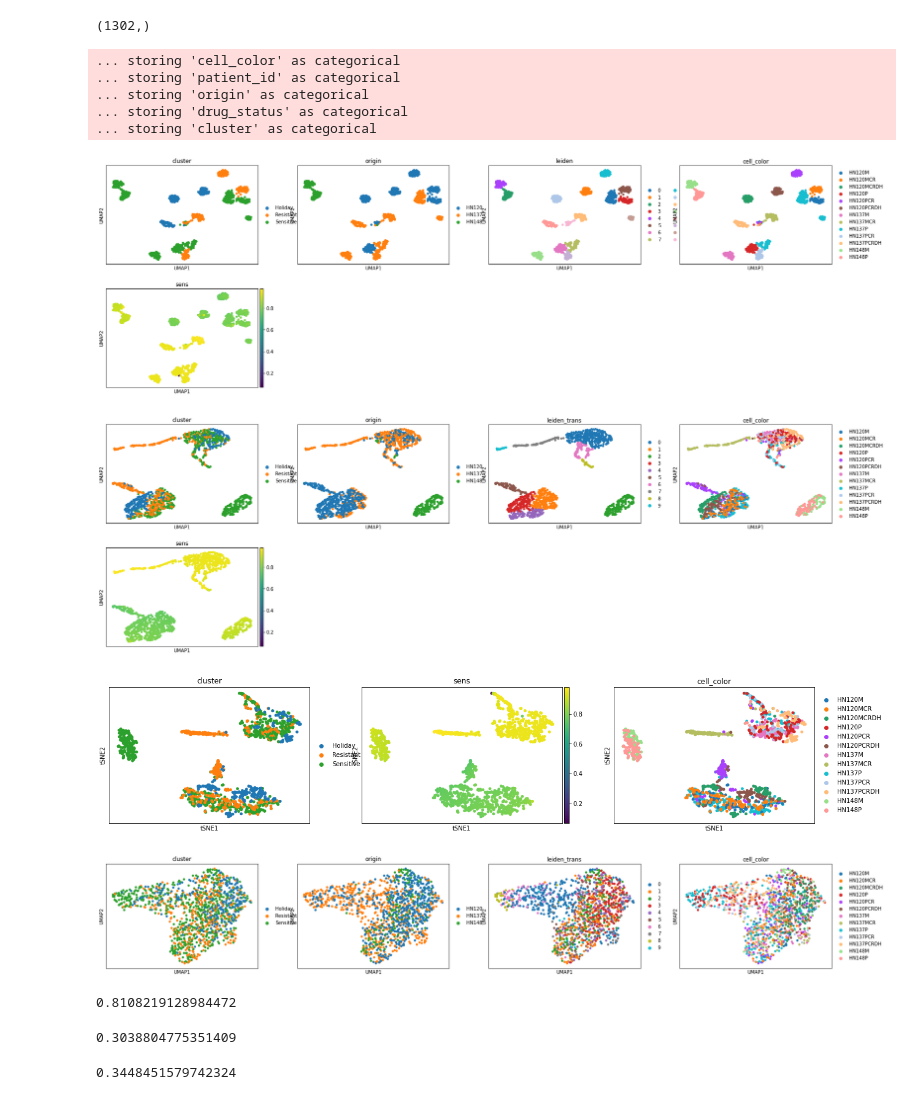
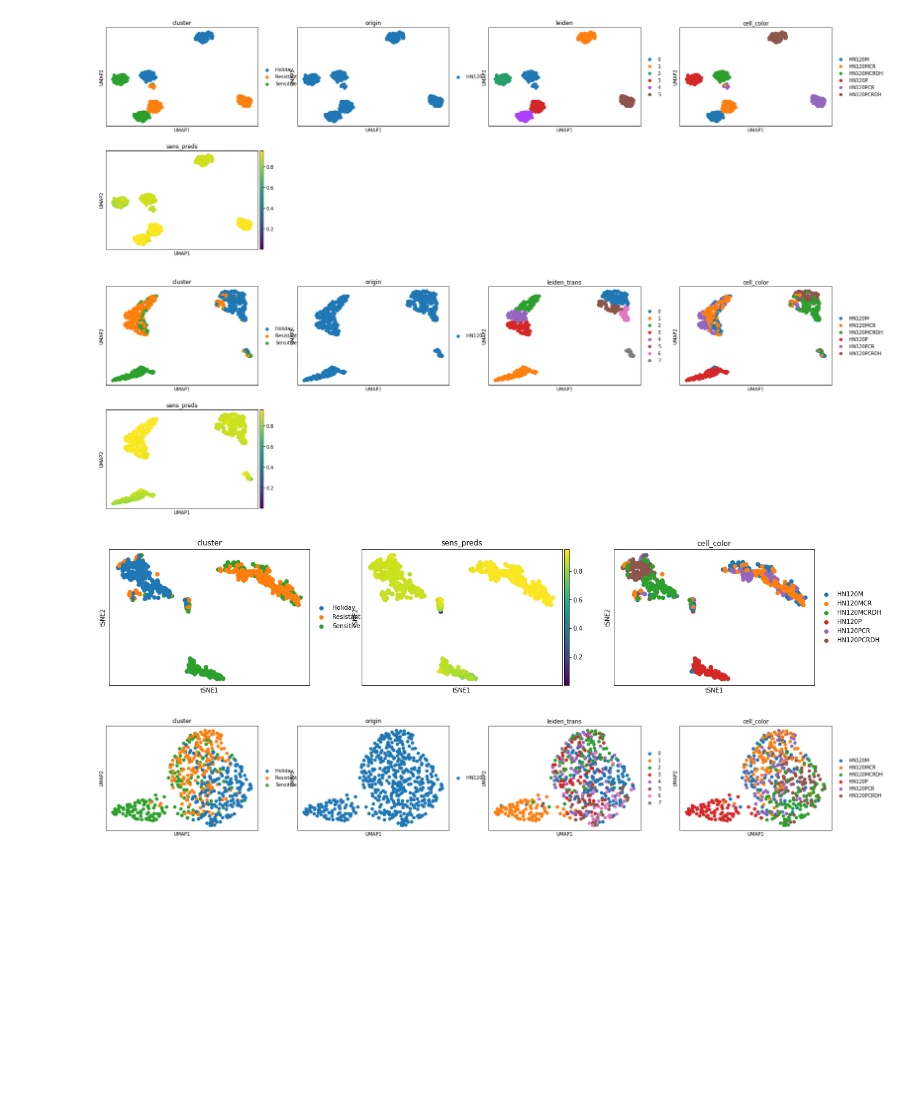
Before and after one commit to juychen/trainsource, a Jupyter notebook: AnalysisTrainedData.ipynb, the cells around one changed output. Cells and saved outputs as stored; diff of their text form; code cells hidden in the pictures; blank space fills up the shorter version.

```diff
--- a/AnalysisTrainedData.ipynb
+++ b/AnalysisTrainedData.ipynb
@@ -128,7 +86,15 @@ set(annotation.origin)
+# %%
+adata = sc.read_h5ad('saved/resultsGSE1178722020-11-24-20-31-23.h5ad')
 # %%
-for item in annotation.columns:
-    #print(annotation.loc[:,item])
-    #if(annotation.loc[:,item].dtype == object):
-    adata.obs[str(item)] = annotation.loc[:,item].convert_dtypes('str').values
-    #else:
-        #adata.obs[str(item)] = annotation.loc[:,item].values
+# Process annotations
+
+# annotation = pd.read_csv('data/GSE117872/GSE117872_good_Data_cellinfo.txt',sep="\t",index_col='groups')
+
+# annotation.pca_clusters
+
+# for item in annotation.columns:
+#     #print(annotation.loc[:,item])
+#     #if(annotation.loc[:,item].dtype == object):
+#     adata.obs[str(item)] = annotation.loc[:,item].convert_dtypes('category').values
+#     #else:
+#         #adata.obs[str(item)] = annotation.loc[:,item].values
@@ -166,30 +101,21 @@ View of AnnData object with n_obs × n_vars = 548 × 7714
-# %%
-selected.shape
-# %% [output]
-(1302,)
 # %%
 sc.pp.neighbors(adata)
 sc.tl.umap(adata)
 sc.tl.leiden(adata,resolution=0.5)
-sc.pl.umap(adata,color=["cluster","origin","leiden","cell_color",'sens'])
+sc.pl.umap(adata,color=["cluster","origin","leiden","cell_color",'sens_preds'])
 # %% [output]
-... storing 'cell_color' as categorical
-... storing 'patient_id' as categorical
-... storing 'origin' as categorical
-... storing 'drug_status' as categorical
-... storing 'cluster' as categorical
-[figure, old version]
+[figure, new version]
 # %%
 sc.pp.neighbors(adata,use_rep='X_AE',key_added="Trans")
 sc.tl.umap(adata,neighbors_key="Trans")
 sc.tl.leiden(adata,neighbors_key="Trans",key_added="leiden_trans",resolution=0.5)
-sc.pl.umap(adata,color=["cluster","origin","leiden_trans","cell_color","sens"],neighbors_key="Trans")
+sc.pl.umap(adata,color=["cluster","origin","leiden_trans","cell_color","sens_preds"],neighbors_key="Trans")
 # %% [output]
-[figure, old version]
+[figure, new version]
 # %%
-sc.pl.tsne(adata,color=["cluster","sens","cell_color"])
+sc.pl.tsne(adata,color=["cluster","sens_preds","cell_color"])
 # %% [output]
-[figure, old version]
+[figure, new version]
 # %%
 sc.pp.neighbors(adata,use_rep='X_pre',key_added="Pret")
 
@@ -197,18 +123,12 @@ sc.tl.umap(adata,neighbors_key="Pret")
 sc.tl.leiden(adata,neighbors_key="Pret",key_added="leiden_Pret",resolution=0.5)
 sc.pl.umap(adata,color=["cluster","origin","leiden_trans","cell_color"],neighbors_key="Pret")
 # %% [output]
-[figure, old version]
+[figure, new version]
 # %%
 adjusted_rand_score(adata.obs["leiden"], adata.obs["cell_color"])
-# %% [output]
-0.8108219128984472
 # %%
 adjusted_rand_score(adata.obs["leiden_trans"], adata.obs["cell_color"])
-# %% [output]
-0.3038804775351409
 # %%
 adjusted_rand_score(adata.obs["leiden_trans"], adata.obs["leiden"])
-# %% [output]
-0.3448451579742324
 # %%
 adata
```
Also changed, not shown: parts of 11 cells of this notebook, 2 other files.
